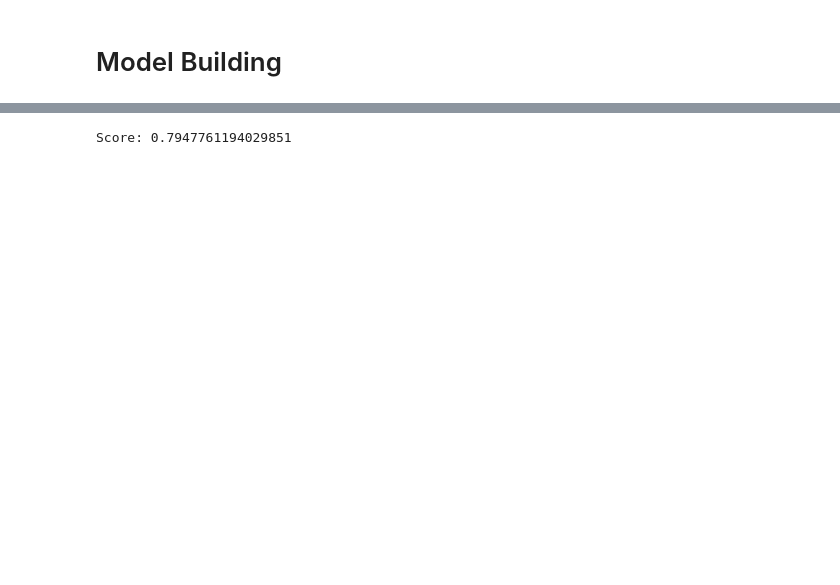
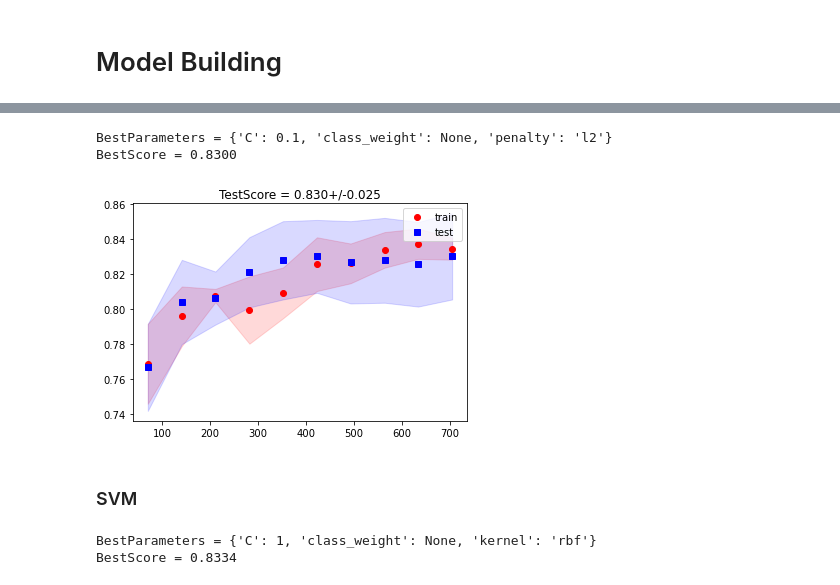
Before and after one commit to RaulRPrado/Titanic-Kaggle, a Jupyter notebook: Submission2.ipynb, the cells around one changed output, grey strips where cells are left out. Saved outputs shown, nothing was run; the diff lists cells and outputs as text; code cells hidden in the pictures; blank space fills up the shorter version.

```diff
--- a/Submission2.ipynb
+++ b/Submission2.ipynb
@@ -454,7 +471,7 @@ from sklearn.preprocessing import StandardScaler
 X_train, X_test, y_train, y_test = train_test_split(
     X,
     y,
-    test_size=0.30,
+    test_size=0.01,
     random_state=1
 )
 # %%
@@ -463,0 +552,2 @@ X_test_std = sc.transform(X_test)
+# %%
+results = dict()
@@ -468,5 +558,24 @@ clf = LogisticRegression(random_state=1, C=10).fit(X_train_std, y_train)
-# %%
-final_score = clf.score(X_test_std, y_test)
-print('Score: {}'.format(final_score))
-# %% [output]
-Score: 0.7947761194029851
+# %%
+results['LR'] = dict()
+# %%
+results['LR']['estimator'], results['LR']['pars'] = perform_grid_search(
+    X_train_std,
+    y_train,
+    LogisticRegression,
+    C=[0.01, 0.1, 1.0, 10, 100],
+    class_weight=['balanced', None],
+    penalty=['l2']
+)
+# %% [output]
+BestParameters = {'C': 0.1, 'class_weight': None, 'penalty': 'l2'}
+BestScore = 0.8300
+# %%
+results['LR']['test_score'] = get_test_cv_score_and_plot_learning_curve(
+    X_train_std,
+    y_train,
+    results['LR']['estimator']
+)
+# %% [output]
+[figure, added]
+# %% [markdown]
+### SVM
@@ -472,0 +586,13 @@ Score: 0.7947761194029851
+# %%
+results['SVM']['estimator'], results['SVM']['pars'] = perform_grid_search(
+    X_train_std,
+    y_train,
+    SVC,
+    C=[0.01, 0.1, 1, 10, 100],
+    #kernel=['linear', 'poly', 'rbf', 'sigmoid'],
+    kernel=['rbf'],
+    class_weight=['balanced', None]
+)
+# %% [output]
+BestParameters = {'C': 1, 'class_weight': None, 'kernel': 'rbf'}
+BestScore = 0.8334
```
Also changed, not shown: parts of 42 cells of this notebook.
